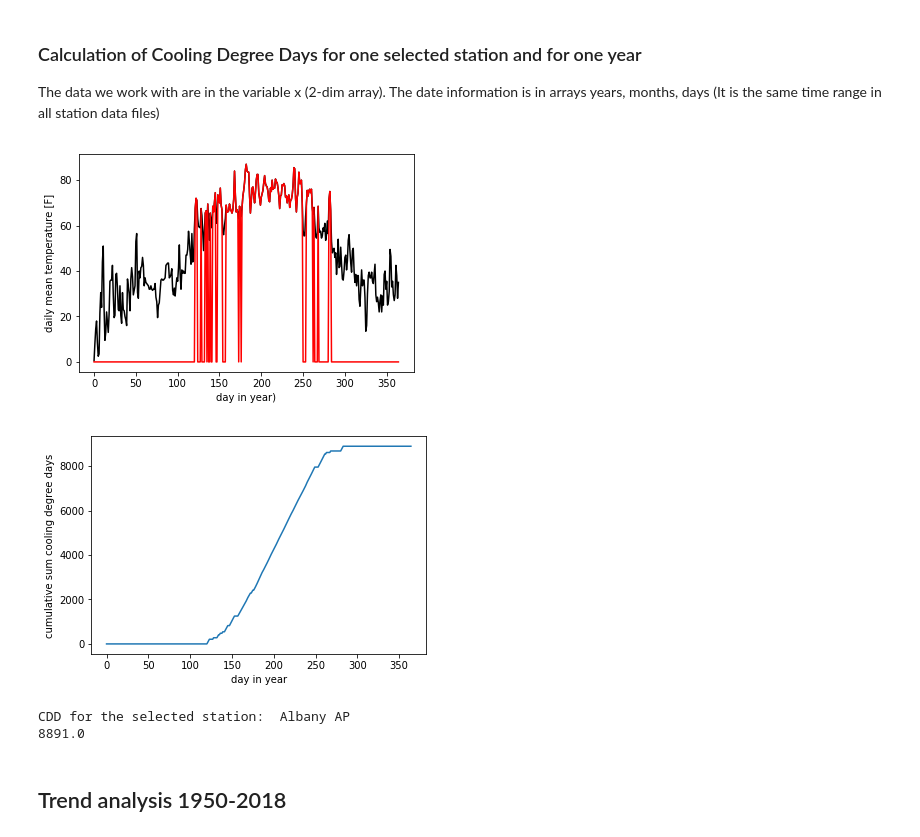
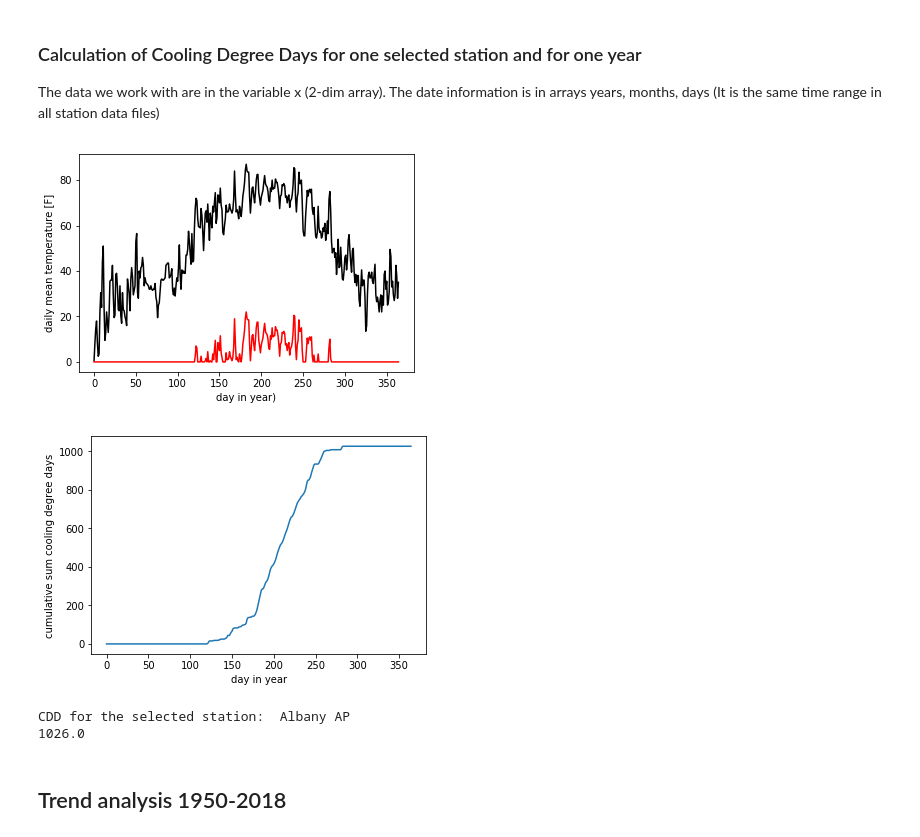
Before and after one commit to oet808/ATMENV315, a Jupyter notebook: unit9/cooling_deg_days_station_trend_develop.ipynb, the cells around one changed output. Drawn from its saved outputs; the diff is of its cells as text; code cells hidden in the pictures.

Commit message:
Detected two errors: (a) CCD now corrected for tbase, (b) minor problem with the support variables at the end

```diff
--- a/unit9/cooling_deg_days_station_trend_develop.ipynb
+++ b/unit9/cooling_deg_days_station_trend_develop.ipynb
@@ -135,26 +137,28 @@ The date information is in arrays years, months, days
 # %%
 isYear = years == 2018 # np.array with True False values
 istation=0 # one station from the four
 mean_temp=x[isYear,istation]
 tbase=65
 plt.plot(mean_temp,color='black')
-tempadd=np.where(mean_temp>tbase,mean_temp,0)
+# 2019-04-30 bug detected
+# must subtract tbase before summation of CDD can be done
+tempadd=np.where(mean_temp>tbase,mean_temp-tbase,0)
 plt.plot(tempadd,color='red')
 plt.xlabel("day in year)")
 plt.ylabel("daily mean temperature [F]")
 plt.show()
 
 plt.plot(np.cumsum(tempadd))
 plt.xlabel("day in year")
 plt.ylabel("cumulative sum cooling degree days")
 plt.show()
 print ("CDD for the selected station: ",label[istation])
 print (np.sum(tempadd))
 # %% [output]
-[figure, old version]
+[figure, new version]
-[figure, old version]
+[figure, new version]
 CDD for the selected station:  Albany AP
-8891.0
+1026.0
 # %%
 yr1 = 1950
 yr2 = 2018
```
Also changed, not shown: parts of 2 cells of this notebook.
